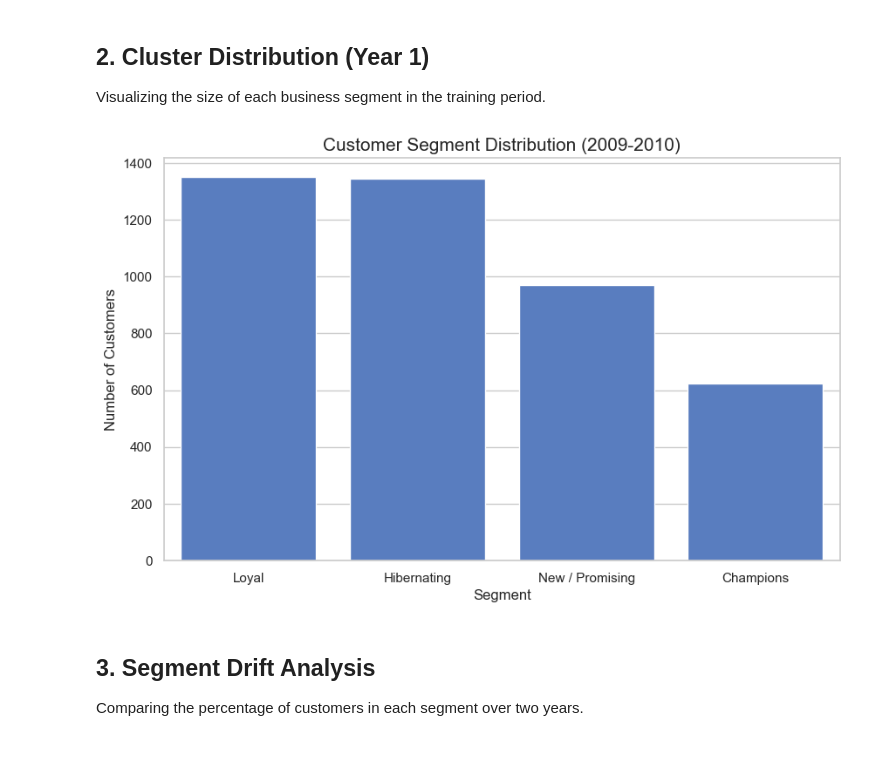
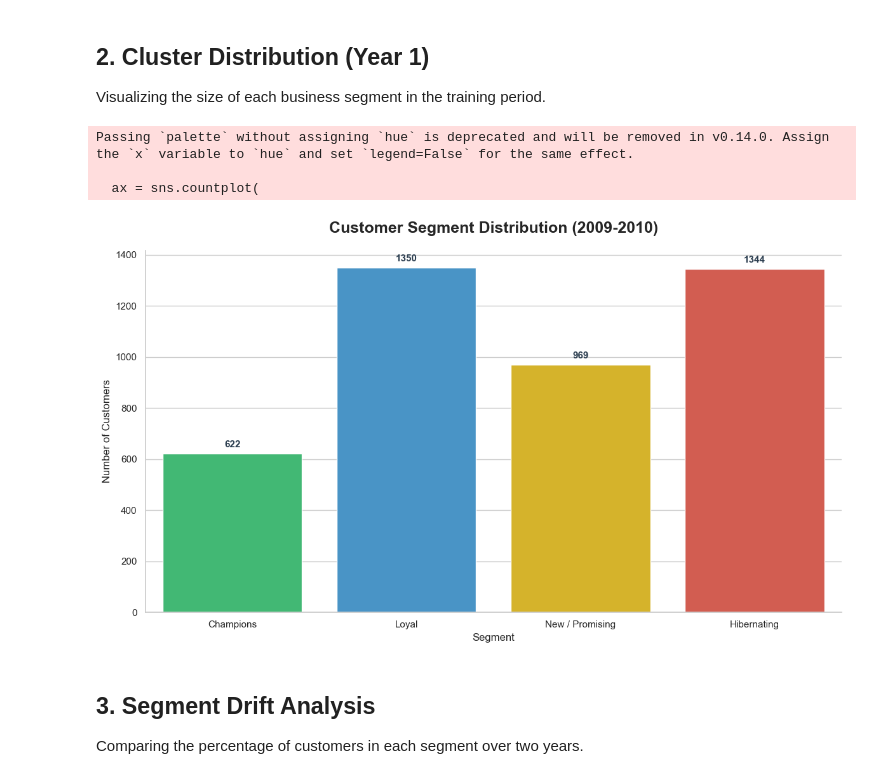
Before and after one commit to CaballeroRAR/ds_projects, a Jupyter notebook: 1_ml-pipeline-migration-bigquery/notebooks/bq_analysis.ipynb, the cells around one changed output. Saved outputs shown, nothing was run; the diff lists cells and outputs as text; code cells hidden in the pictures; blank space fills up the shorter version.

```diff
--- a/1_ml-pipeline-migration-bigquery/notebooks/bq_analysis.ipynb
+++ b/1_ml-pipeline-migration-bigquery/notebooks/bq_analysis.ipynb
@@ -32,15 +32,43 @@ Loaded 4334 customers from 2010-2011
 # %% [markdown]
 ## 2. Cluster Distribution (Year 1)
 Visualizing the size of each business segment in the training period.
-# %%
-plt.figure(figsize=(10, 6))
-sns.countplot(data=df_09, x='segment_label', order=df_09['segment_label'].value_counts().index)
-plt.title('Customer Segment Distribution (2009-2010)', fontsize=15)
-plt.ylabel('Number of Customers')
-plt.xlabel('Segment')
-plt.show()
-# %% [output]
-[figure, removed]
+# %%
+# Segment palette for business meaning
+segment_colors = {
+    'Champions': '#2ecc71',      # Emerald Green
+    'Loyal': '#3498db',          # Peter River Blue
+    'New / Promising': '#f1c40f', # Sunflower Yellow
+    'Hibernating': '#e74c3c'     # Alizarin Red
+}
+
+plt.figure(figsize=(12, 7))
+ax = sns.countplot(
+    data=df_09,
+    x='segment_label',
+    order=['Champions', 'Loyal', 'New / Promising', 'Hibernating'],
+    palette=segment_colors
+)
+
+# Add data labels on top of bars
+for p in ax.patches:
+    ax.annotate(f'{int(p.get_height())}',
+                (p.get_x() + p.get_width() / 2., p.get_height()),
+                ha = 'center', va = 'center',
+                xytext = (0, 10),
+                textcoords = 'offset points',
+                fontsize=11, fontweight='bold', color='#2c3e50')
+
+plt.title('Customer Segment Distribution (2009-2010)', fontsize=18, pad=20, fontweight='bold')
+plt.ylabel('Number of Customers', fontsize=12)
+plt.xlabel('Segment', fontsize=12)
+sns.despine()
+plt.tight_layout()
+plt.show()
+# %% [output]
+Passing `palette` without assigning `hue` is deprecated and will be removed in v0.14.0. Assign the `x` variable to `hue` and set `legend=False` for the same effect.
+
+  ax = sns.countplot(
+[figure, added]
 # %% [markdown]
 ## 3. Segment Drift Analysis
 Comparing the percentage of customers in each segment over two years.
```
Also changed, not shown: parts of 3 cells of this notebook.
